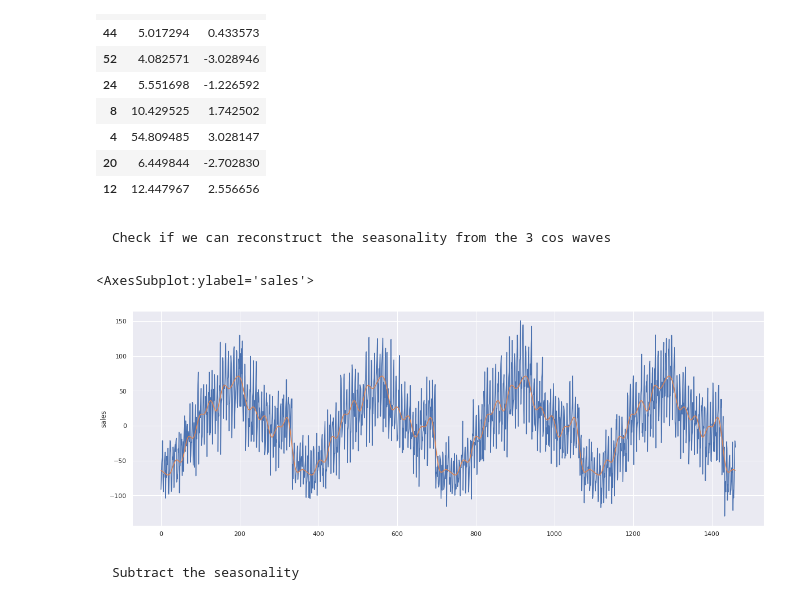
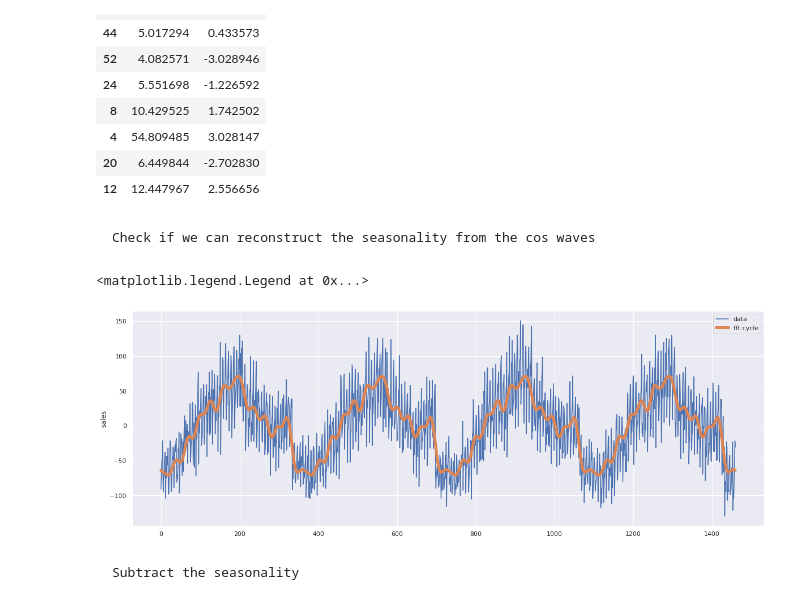
Before and after one commit to cpt-John/sales_demand_forecasting, a Jupyter notebook: model.ipynb, the cells around one changed output. Cells and saved outputs as stored; diff of their text form; code cells hidden in the pictures.

```diff
--- a/model.ipynb
+++ b/model.ipynb
@@ -100,7 +100,7 @@ df.head()
 # %%
 corr_df = df.pivot_table(values='sales', index=df.index, columns='item').corr()
 # %%
-# sns.set(rc={'figure.figsize': (25, 25)})
+sns.set(rc={'figure.figsize': (25, 25)})
 
-# sns.heatmap(data=corr_df, square=True,
-#             annot=True, fmt='.1f', linewidths=1, center=0.9)
+sns.heatmap(data=corr_df, square=True,
+            annot=True, fmt='.1f', linewidths=1, center=0.9)
@@ -362,7 +366,7 @@ signals
 | 20 | 6.449844 | -2.702830 |
 | 12 | 12.447967 | 2.556656 |
 # %% [markdown]
-    Check if we can reconstruct the seasonality from the 3 cos waves
+    Check if we can reconstruct the seasonality from the cos waves
 # %%
 def make_signal(fq=1, Ts=1, sf=500, ph=0, amp=1, type=np.sin):
     total_length = 2*np.pi*fq*Ts
@@ -379,11 +383,12 @@ for fq in signals.index:
 # %%
 sum_frequency = total_fq.sum(axis=1)
 sns.set(rc={'figure.figsize': (20, 7)})
-sns.lineplot(y=df['sales'], x=list(range(len(df))))
-sns.lineplot(y=sum_frequency.values, x=list(range(len(df))))
+sns.lineplot(y=df['sales'], x=list(range(len(df))), label='data')
+sns.lineplot(y=sum_frequency.values, x=list(range(len(df))), linewidth = 5, label='fft cycle')
+plt.legend()
 # %% [output]
-<AxesSubplot:ylabel='sales'>
+<matplotlib.legend.Legend at 0x...>
-[figure, old version]
+[figure, new version]
 # %% [markdown]
     Subtract the seasonality
 # %%
```
Also changed, not shown: parts of 11 cells of this notebook, 8 other files.
